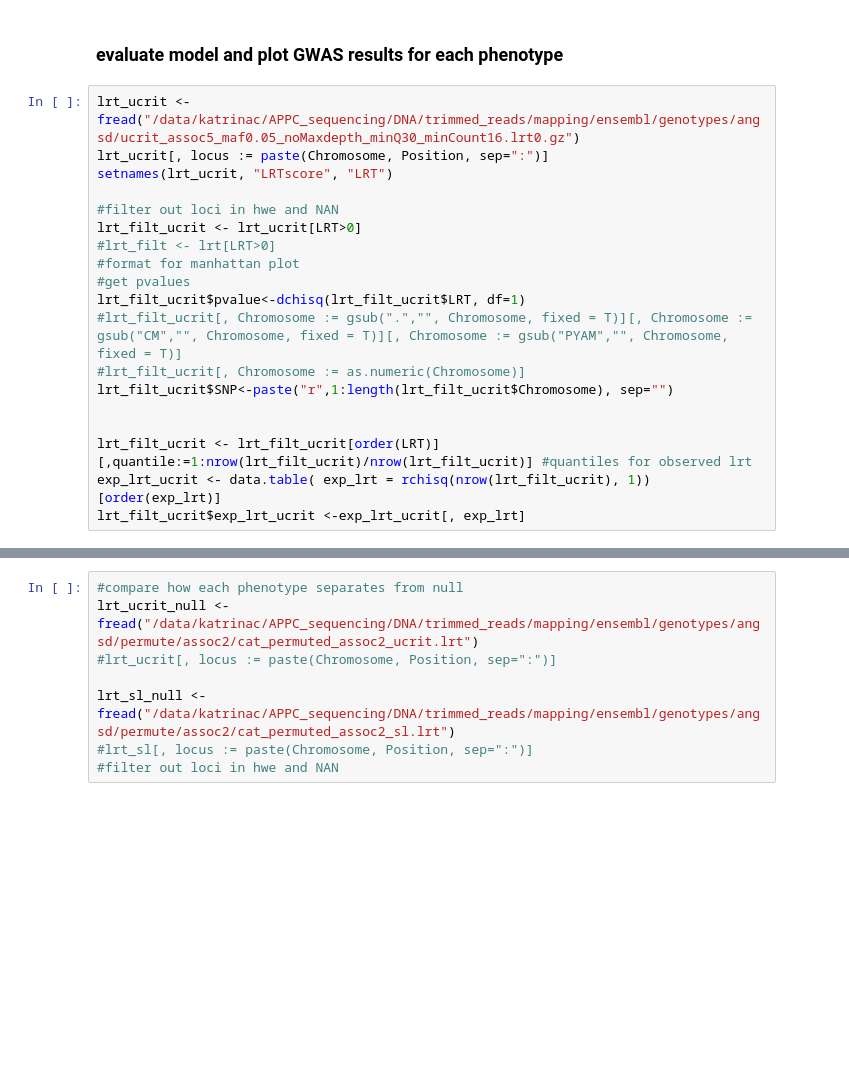
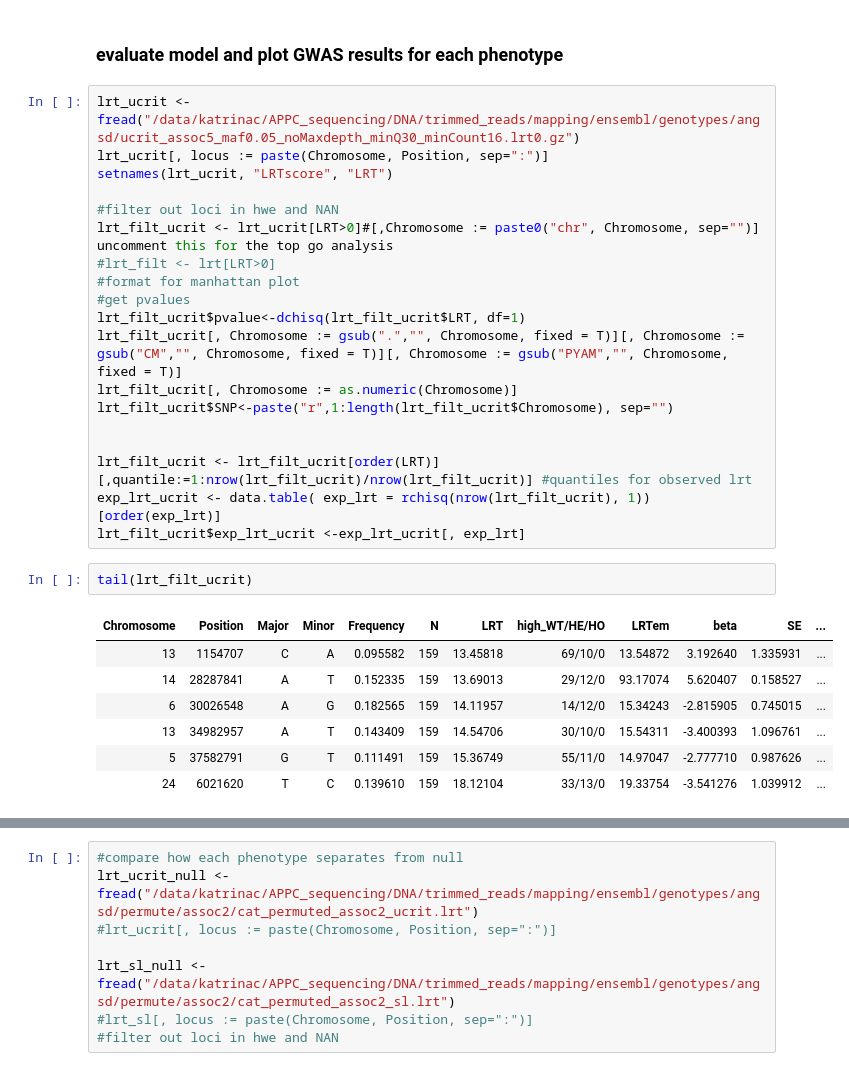
Before and after one commit to katcatalano/ClownfishGWAS, a Jupyter notebook: notebooks/plot_pcangsd_assoc.ipynb, the cells around one changed output, grey strips where cells are left out. Drawn from its saved outputs; the diff is of its cells as text; blank space fills up the shorter version.

```diff
--- a/notebooks/plot_pcangsd_assoc.ipynb
+++ b/notebooks/plot_pcangsd_assoc.ipynb
@@ -198,19 +198,29 @@ lrt_ucrit[, locus := paste(Chromosome, Position, sep=":")]
 setnames(lrt_ucrit, "LRTscore", "LRT")
 
 #filter out loci in hwe and NAN
-lrt_filt_ucrit <- lrt_ucrit[LRT>0]
+lrt_filt_ucrit <- lrt_ucrit[LRT>0]#[,Chromosome := paste0("chr", Chromosome, sep="")] uncomment this for the top go analysis
 #lrt_filt <- lrt[LRT>0]
 #format for manhattan plot
 #get pvalues
 lrt_filt_ucrit$pvalue<-dchisq(lrt_filt_ucrit$LRT, df=1)
-#lrt_filt_ucrit[, Chromosome := gsub(".","", Chromosome, fixed = T)][, Chromosome := gsub("CM","", Chromosome, fixed = T)][, Chromosome := gsub("PYAM","", Chromosome, fixed = T)]
-#lrt_filt_ucrit[, Chromosome := as.numeric(Chromosome)]
+lrt_filt_ucrit[, Chromosome := gsub(".","", Chromosome, fixed = T)][, Chromosome := gsub("CM","", Chromosome, fixed = T)][, Chromosome := gsub("PYAM","", Chromosome, fixed = T)]
+lrt_filt_ucrit[, Chromosome := as.numeric(Chromosome)]
 lrt_filt_ucrit$SNP<-paste("r",1:length(lrt_filt_ucrit$Chromosome), sep="")
 
 
 lrt_filt_ucrit <- lrt_filt_ucrit[order(LRT)][,quantile:=1:nrow(lrt_filt_ucrit)/nrow(lrt_filt_ucrit)] #quantiles for observed lrt
 exp_lrt_ucrit <- data.table( exp_lrt = rchisq(nrow(lrt_filt_ucrit), 1))[order(exp_lrt)]
 lrt_filt_ucrit$exp_lrt_ucrit <-exp_lrt_ucrit[, exp_lrt]
+# %%
+tail(lrt_filt_ucrit)
+# %% [output]
+| Chromosome | Position | Major | Minor | Frequency | N | LRT | high_WT/HE/HO | LRTem | beta | SE | ... |
+| 13 | 1154707 | C | A | 0.095582 | 159 | 13.45818 | 69/10/0 | 13.54872 | 3.192640 | 1.335931 | ... |
+| 14 | 28287841 | A | T | 0.152335 | 159 | 13.69013 | 29/12/0 | 93.17074 | 5.620407 | 0.158527 | ... |
+| 6 | 30026548 | A | G | 0.182565 | 159 | 14.11957 | 14/12/0 | 15.34243 | -2.815905 | 0.745015 | ... |
+| 13 | 34982957 | A | T | 0.143409 | 159 | 14.54706 | 30/10/0 | 15.54311 | -3.400393 | 1.096761 | ... |
+| 5 | 37582791 | G | T | 0.111491 | 159 | 15.36749 | 55/11/0 | 14.97047 | -2.777710 | 0.987626 | ... |
+| 24 | 6021620 | T | C | 0.139610 | 159 | 18.12104 | 33/13/0 | 19.33754 | -3.541276 | 1.039912 | ... |
 # %%
 lrt_sl <- fread("/data/katrinac/APPC_sequencing/DNA/trimmed_reads/mapping/ensembl/genotypes/angsd/sl_assoc5_maf0.05_noMaxdepth_unlinkedPC1cov_minQ30_minCount16.lrt0.gz")
 lrt_sl[, locus := paste(Chromosome, Position, sep=":")]
```
Also changed, not shown: parts of 55 cells of this notebook, 1 other file.
